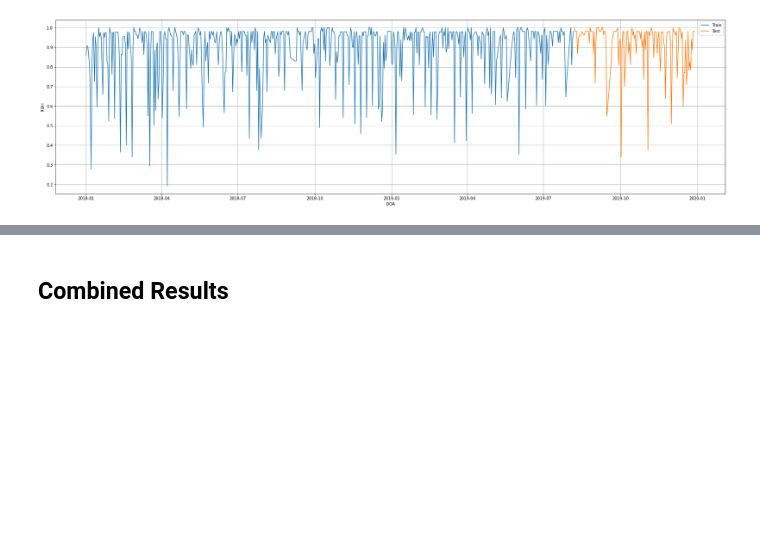
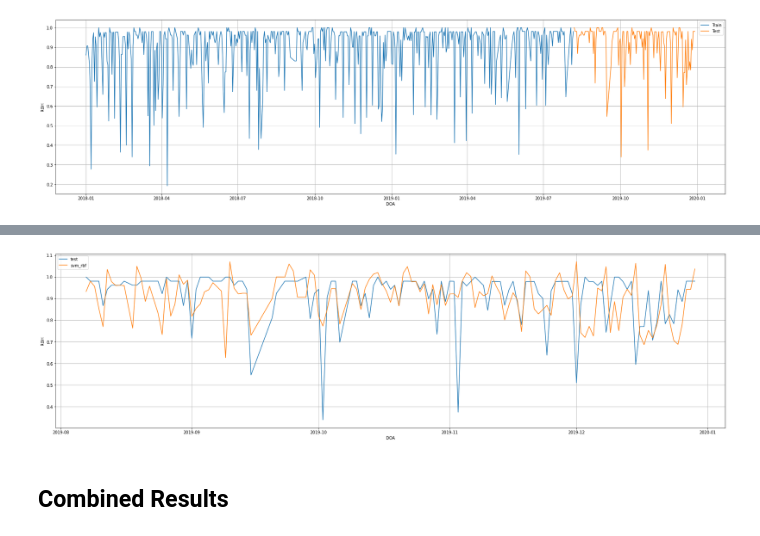
Before and after one commit to ahmadabdullah247/thesis, a Jupyter notebook: SingleHotel/LA_SVR.ipynb, the cells around one changed output, grey strips where cells are left out. Drawn from its saved outputs; the diff is of its cells as text; code cells hidden in the pictures; blank space fills up the shorter version.

Commit message:
Combined results

```diff
--- a/SingleHotel/LA_SVR.ipynb
+++ b/SingleHotel/LA_SVR.ipynb
@@ -133,6 +136,16 @@ def plot_train_test(train, test):
     plt.ylabel('ROH')
     plt.legend(loc='best')
     plt.show()
+
+def plot_result(dx):
+    dx = dx[dx['DBA']==dx['DBA'].max()]
+
+    plt.plot(dx.index, dx['ROH'], label='test')
+    plt.plot(dx.index, dx['svm_rbf'], label='svm_rbf')
+    plt.xlabel('DOA')
+    plt.ylabel('ROH')
+    plt.legend(loc='best')
+    plt.show()
 # %%
 plot_train_test(train,test)
 # %% [output]
@@ -168,3 +177,7 @@ plt.show()
+# %%
+plot_result(test)
+# %% [output]
+[figure, added]
 # %%
 # rmse = mean_squared_error(test['ROH'], test['svm_rbf'], squared=False)
 # mape = np.mean(np.abs((test['svm_rbf']-test['ROH'])/test['ROH'])) # mape
```
Also changed, not shown: parts of 5 cells of this notebook.
